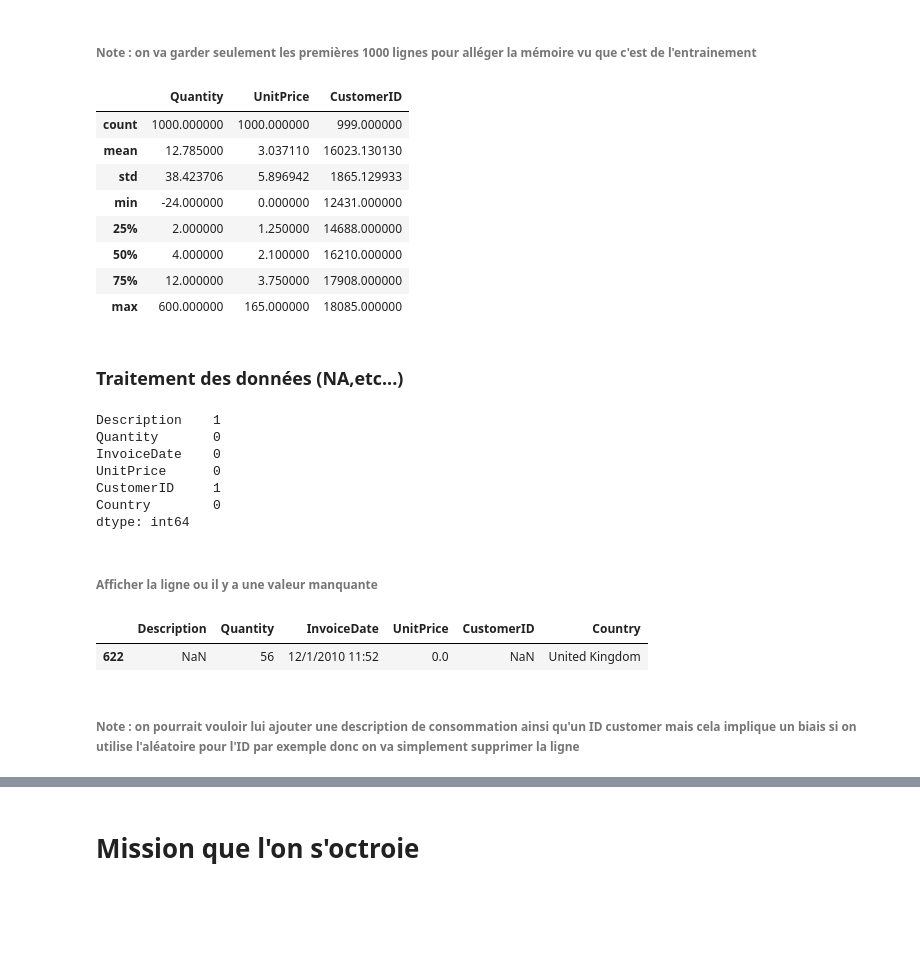
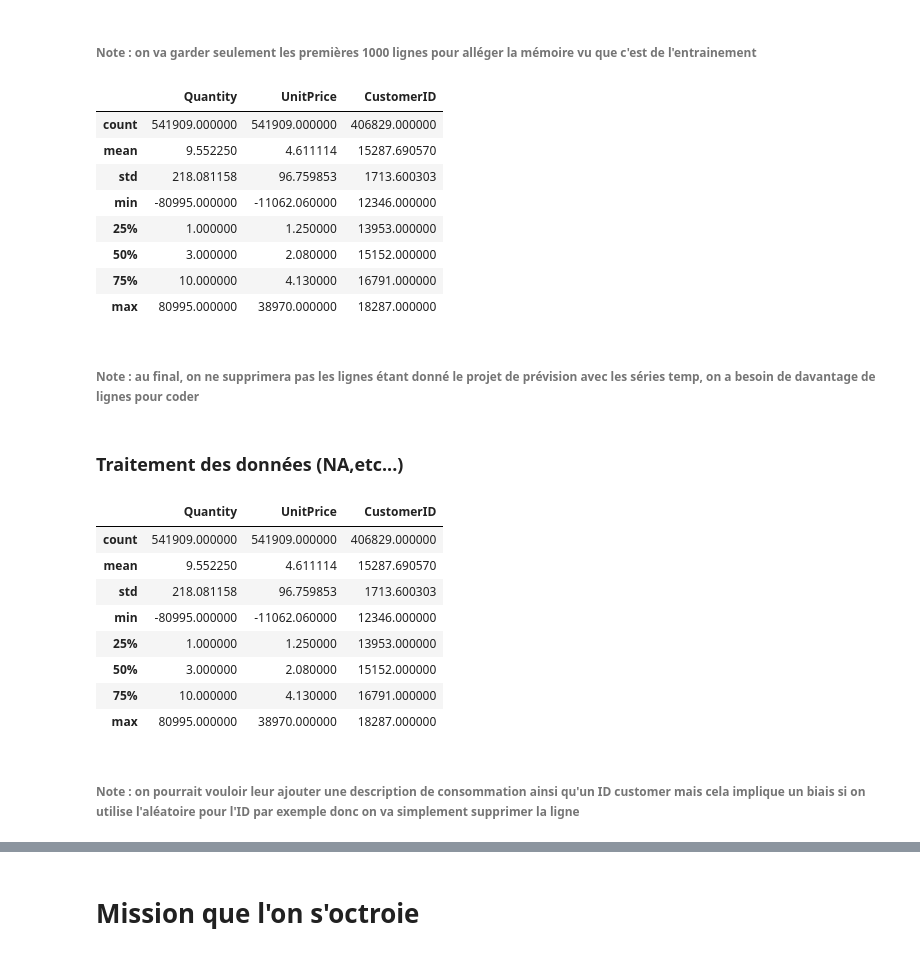
Before and after one commit to TomSheeesh/remise-niveau, a Jupyter notebook: Module4/Module4.ipynb, the cells around one changed output, grey strips where cells are left out. Drawn from its saved outputs; the diff is of its cells as text; code cells hidden in the pictures; blank space fills up the shorter version.

```diff
--- a/Module4/Module4.ipynb
+++ b/Module4/Module4.ipynb
@@ -78,36 +80,34 @@ dtype: object
 # %% [markdown]
 ###### Note : on va garder seulement les premières 1000 lignes pour alléger la mémoire vu que c'est de l'entrainement
 # %%
-x=x[:1000]
+# x=x[:1000]
 x.describe()
 # %% [output]
 |  | Quantity | UnitPrice | CustomerID |
-| count | 1000.000000 | 1000.000000 | 999.000000 |
-| mean | 12.785000 | 3.037110 | 16023.130130 |
-| std | 38.423706 | 5.896942 | 1865.129933 |
-| min | -24.000000 | 0.000000 | 12431.000000 |
-| 25% | 2.000000 | 1.250000 | 14688.000000 |
-| 50% | 4.000000 | 2.100000 | 16210.000000 |
-| 75% | 12.000000 | 3.750000 | 17908.000000 |
-| max | 600.000000 | 165.000000 | 18085.000000 |
+| count | 541909.000000 | 541909.000000 | 406829.000000 |
+| mean | 9.552250 | 4.611114 | 15287.690570 |
+| std | 218.081158 | 96.759853 | 1713.600303 |
+| min | -80995.000000 | -11062.060000 | 12346.000000 |
+| 25% | 1.000000 | 1.250000 | 13953.000000 |
+| 50% | 3.000000 | 2.080000 | 15152.000000 |
+| 75% | 10.000000 | 4.130000 | 16791.000000 |
+| max | 80995.000000 | 38970.000000 | 18287.000000 |
+# %% [markdown]
+###### Note : au final, on ne supprimera pas les lignes étant donné le projet de prévision avec les séries temp, on a besoin de davantage de lignes pour coder
 # %% [markdown]
 ### Traitement des données (NA,etc...)
 # %%
 x.isna().sum()
+x.describe()
 # %% [output]
-Description    1
-Quantity       0
-InvoiceDate    0
-UnitPrice      0
-CustomerID     1
-Country        0
-dtype: int64
+|  | Quantity | UnitPrice | CustomerID |
+| count | 541909.000000 | 541909.000000 | 406829.000000 |
+| mean | 9.552250 | 4.611114 | 15287.690570 |
+| std | 218.081158 | 96.759853 | 1713.600303 |
+| min | -80995.000000 | -11062.060000 | 12346.000000 |
+| 25% | 1.000000 | 1.250000 | 13953.000000 |
+| 50% | 3.000000 | 2.080000 | 15152.000000 |
+| 75% | 10.000000 | 4.130000 | 16791.000000 |
+| max | 80995.000000 | 38970.000000 | 18287.000000 |
-# %% [markdown]
-###### Afficher la ligne ou il y a une valeur manquante
-# %%
-x[x.isna().any(axis=1)]
-# %% [output]
-|  | Description | Quantity | InvoiceDate | UnitPrice | CustomerID | Country |
-| 622 | NaN | 56 | 12/1/2010 11:52 | 0.0 | NaN | United Kingdom |
 # %% [markdown]
-###### Note : on pourrait vouloir lui ajouter une description de consommation ainsi qu'un ID customer mais cela implique un biais si on utilise l'aléatoire pour l'ID par exemple donc on va simplement supprimer la ligne
+###### Note : on pourrait vouloir leur ajouter une description de consommation ainsi qu'un ID customer mais cela implique un biais si on utilise l'aléatoire pour l'ID par exemple donc on va simplement supprimer la ligne
```
Also changed, not shown: parts of 36 cells of this notebook.
